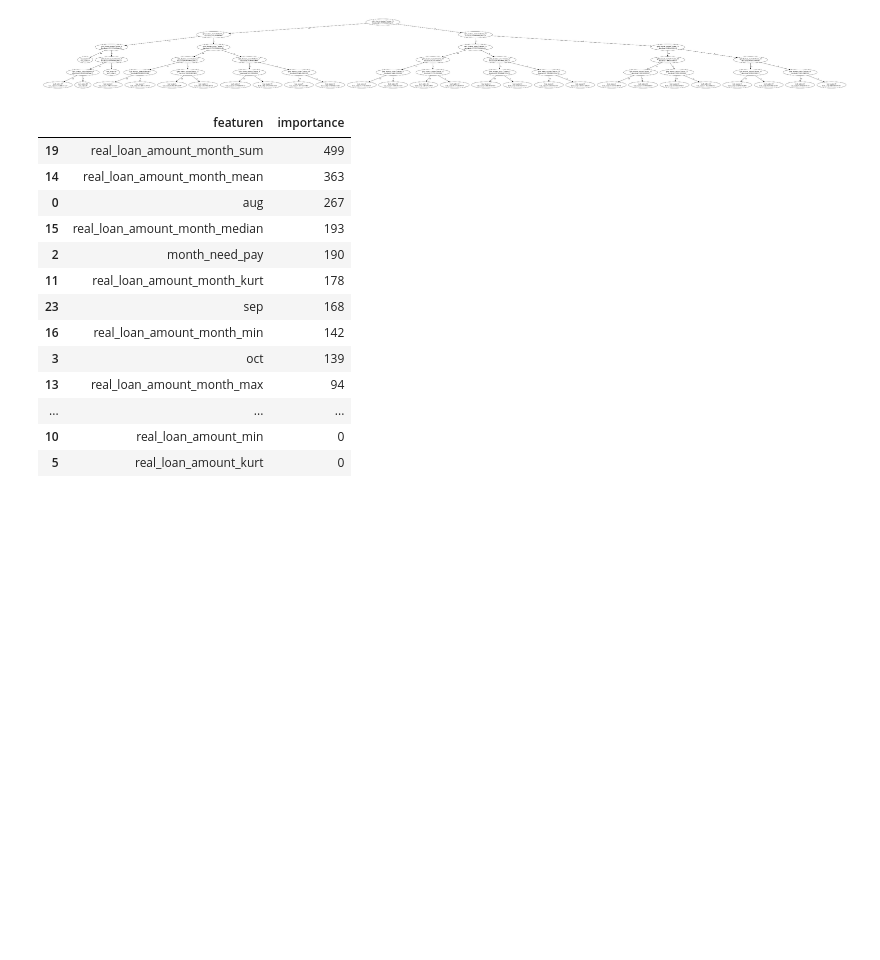
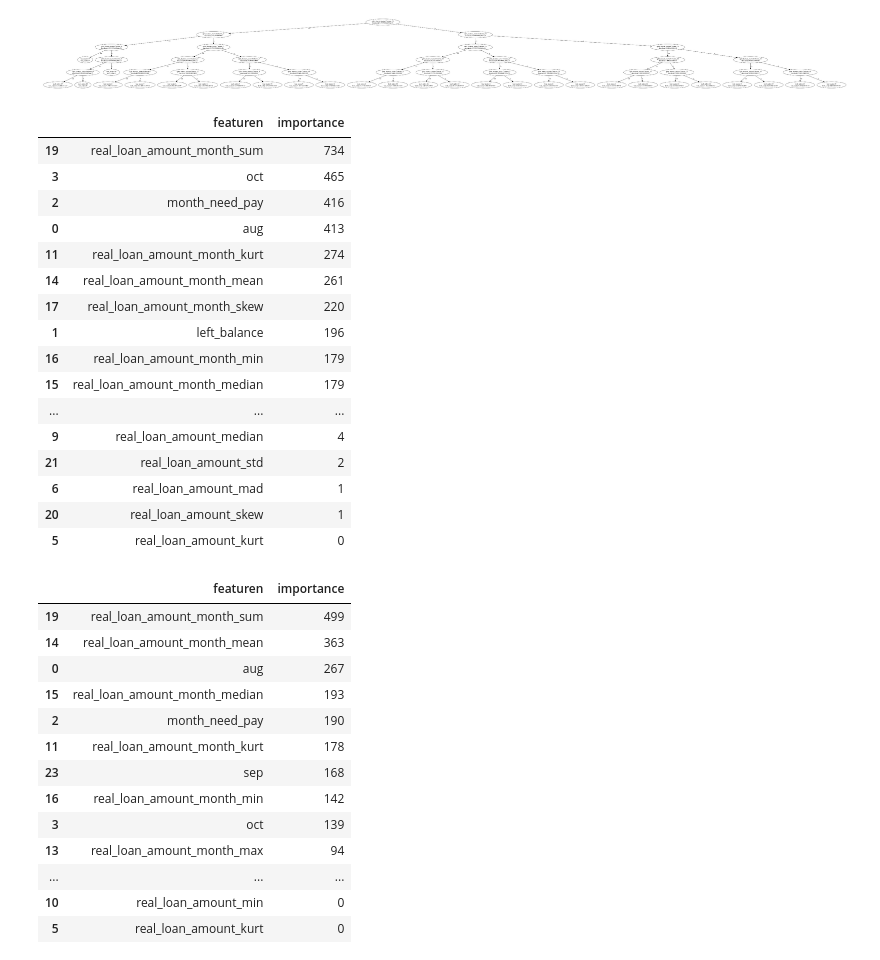
Before and after one commit to fengchuimuhua/fantasy, a Jupyter notebook: src/feature/user_agg.ipynb, the cells around one changed output. Drawn from its saved outputs; the diff is of its cells as text; code cells hidden in the pictures; blank space fills up the shorter version.

```diff
--- a/src/feature/user_agg.ipynb
+++ b/src/feature/user_agg.ipynb
@@ -223,6 +236,26 @@ lgbm.plot_tree(gbm , figsize=(100,100))
 # %% [output]
 <matplotlib.axes._subplots.AxesSubplot at 0x...>
 [figure]
+# %%
+pd.DataFrame(zip(train_feature_names, gbm.feature_importance(importance_type='split', iteration=-1))  , columns=['featuren','importance']).sort_values(['importance'] , ascending=False)
+# %% [output]
+|  | featuren | importance |
+| 19 | real_loan_amount_month_sum | 734 |
+| 3 | oct | 465 |
+| 2 | month_need_pay | 416 |
+| 0 | aug | 413 |
+| 11 | real_loan_amount_month_kurt | 274 |
+| 14 | real_loan_amount_month_mean | 261 |
+| 17 | real_loan_amount_month_skew | 220 |
+| 1 | left_balance | 196 |
+| 16 | real_loan_amount_month_min | 179 |
+| 15 | real_loan_amount_month_median | 179 |
+| ... | ... | ... |
+| 9 | real_loan_amount_median | 4 |
+| 21 | real_loan_amount_std | 2 |
+| 6 | real_loan_amount_mad | 1 |
+| 20 | real_loan_amount_skew | 1 |
+| 5 | real_loan_amount_kurt | 0 |
 # %%
  pd.DataFrame(zip(train_feature_names, gbm.feature_importance(importance_type='split', iteration=-1))  , columns=['featuren','importance']).sort_values(['importance'] , ascending=False)
 # %% [output]
```
Also changed, not shown: parts of 22 cells of this notebook, 11 other files.
